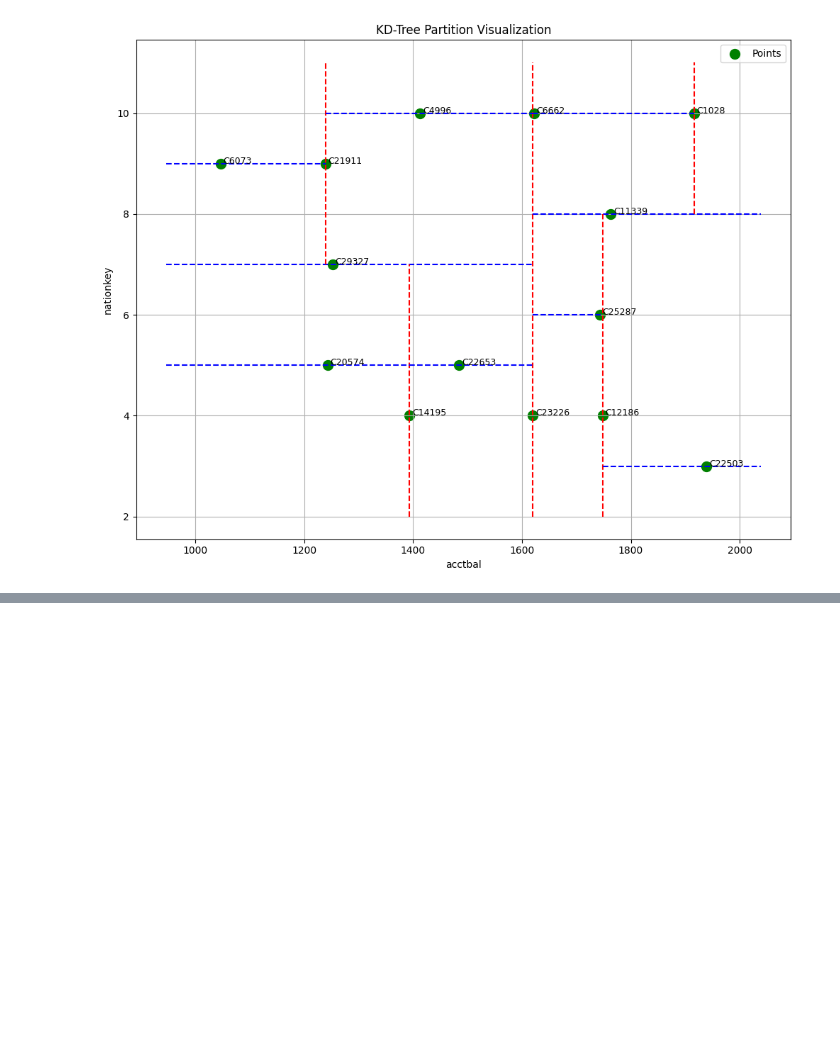
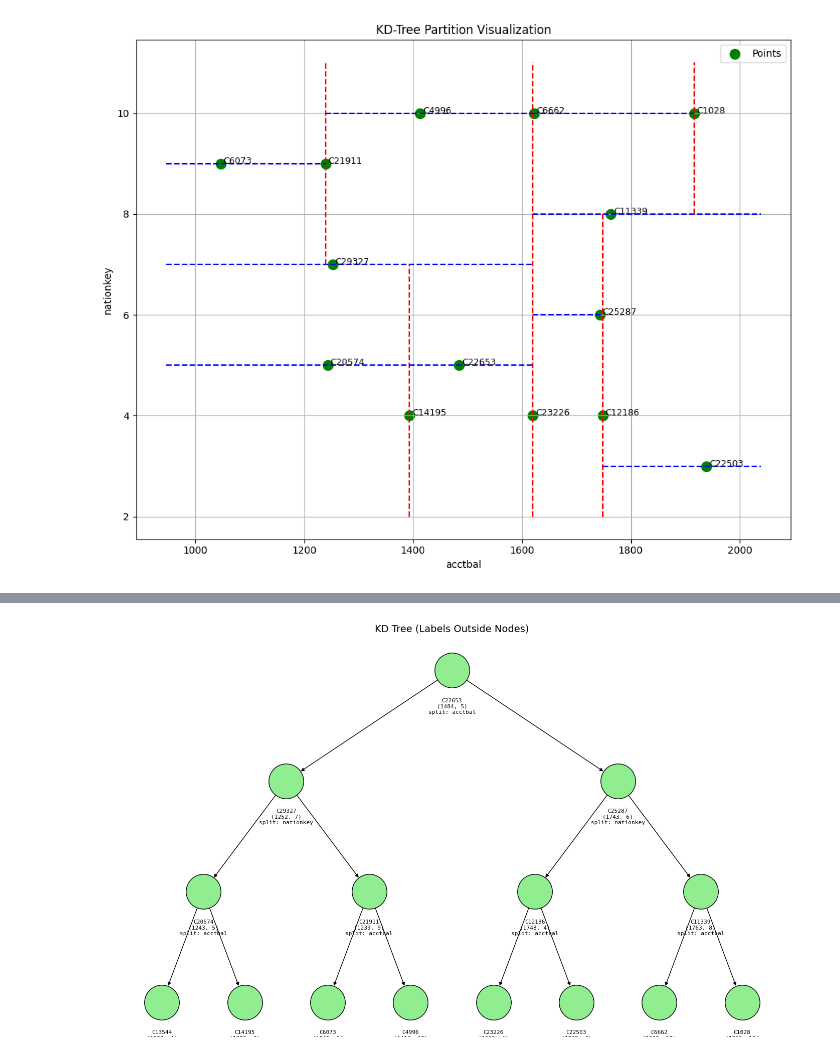
Before and after one commit to Mahima-Dewangan/SUMMER_PROJECT, a Jupyter notebook: KD-TREE/CODES/kd_tree.ipynb, the cells around one changed output, grey strips where cells are left out. Drawn from its saved outputs; the diff is of its cells as text; code cells hidden in the pictures; blank space fills up the shorter version.

```diff
--- a/KD-TREE/CODES/kd_tree.ipynb
+++ b/KD-TREE/CODES/kd_tree.ipynb
@@ -163,0 +166,98 @@ plt.show()
+# %%
+import pandas as pd
+import numpy as np
+import matplotlib.pyplot as plt
+import networkx as nx
+
+# Load customer data
+customer_df = pd.read_csv("C:\\Users\\admin\\Desktop\\tpc-h\\customer.csv")
+
+# Filter based on constraints
+filtered_df = customer_df[
+    (customer_df["c_acctbal"] >= 1000) & (customer_df["c_acctbal"] <= 2000) &
+    (customer_df["c_nationkey"] >= 1) & (customer_df["c_nationkey"] <= 12)
+]
+
+# Round to integers for clarity
+filtered_df["c_acctbal"] = filtered_df["c_acctbal"].round(0)
+filtered_df["c_nationkey"] = filtered_df["c_nationkey"].round(0)
+
+# Get points and labels
+points = filtered_df[["c_acctbal", "c_nationkey"]].to_numpy()
+labels = ["C" + str(k) for k in filtered_df["c_custkey"]]
+
+# Define KDNode class
+class KDNode:
+    def __init__(self, point, label, axis, left=None, right=None):
+        self.point = point
+        self.label = label
+        self.axis = axis
+        self.left = left
+        self.right = right
+
+# Build the k-d tree
+def build_kd_tree(points, labels, depth=0, max_depth=4):
+    if len(points) == 0 or depth >= max_depth:
+        return None
+
+    axis = depth % 2
+    sorted_idx = points[:, axis].argsort()
+    points = points[sorted_idx]
+    labels = [labels[i] for i in sorted_idx]
+    median = len(points) // 2
+
+    return KDNode(
+        point=points[median],
+        label=labels[median],
+        axis=axis,
+        left=build_kd_tree(points[:median], labels[:median], depth + 1, max_depth),
+        right=build_kd_tree(points[median + 1:], labels[median + 1:], depth + 1, max_depth)
+    )
+
+# Visualize KD Tree with labels outside the node circles
+def visualize_kd_tree_outside_labels(root):
+    G = nx.DiGraph()
+    pos = {}
+    labels_dict = {}
+
+    def add_edges(node, pos_x=0, pos_y=0, dx=1.0, depth=0):
+        if node is None:
+            return
+        node_name = node.label
+        label_text = f"{node.label}\n({int(node.point[0])}, {int(node.point[1])})\nsplit: {'acctbal' if node.axis == 0 else 'nationkey'}"
+
+        G.add_node(node_name)
+        pos[node_name] = (pos_x, -pos_y)
+        labels_dict[node_name] = label_text
+
+        if node.left:
+            G.add_edge(node_name, node.left.label)
+            add_edges(node.left, pos_x - dx, pos_y + 1, dx / 2, depth + 1)
+
+        if node.right:
+            G.add_edge(node_name, node.right.label)
+            add_edges(node.right, pos_x + dx, pos_y + 1, dx / 2, depth + 1)
+
+    add_edges(root)
+
+    plt.figure(figsize=(14, 8))
+
+    # Draw graph without labels
+    nx.draw(G, pos, with_labels=False,
+            node_size=2500, node_color="lightgreen",
+            edgecolors="black")
+
+    # Offset label positions slightly downward
+    offset_labels = {k: (v[0], v[1] - 0.25) for k, v in pos.items()}
+    nx.draw_networkx_labels(G, offset_labels, labels=labels_dict,
+                            font_size=8, font_family="monospace",
+                            verticalalignment="top")
+
+    plt.title("KD Tree (Labels Outside Nodes)", fontsize=14)
+    plt.axis("off")
+    plt.show()
+
+# Build and visualize the KD Tree
+kd_tree_root = build_kd_tree(points, labels)
+visualize_kd_tree_outside_labels(kd_tree_root)
+# %% [output]
@@ -163,0 +274 @@ plt.show()
+[figure, added]
```
Also changed, not shown: parts of 2 cells of this notebook.
